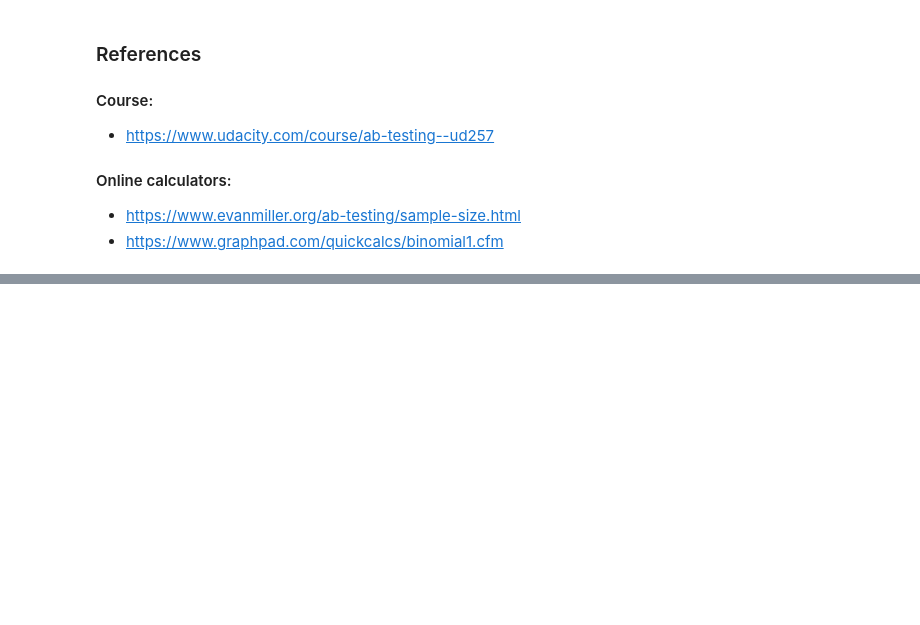
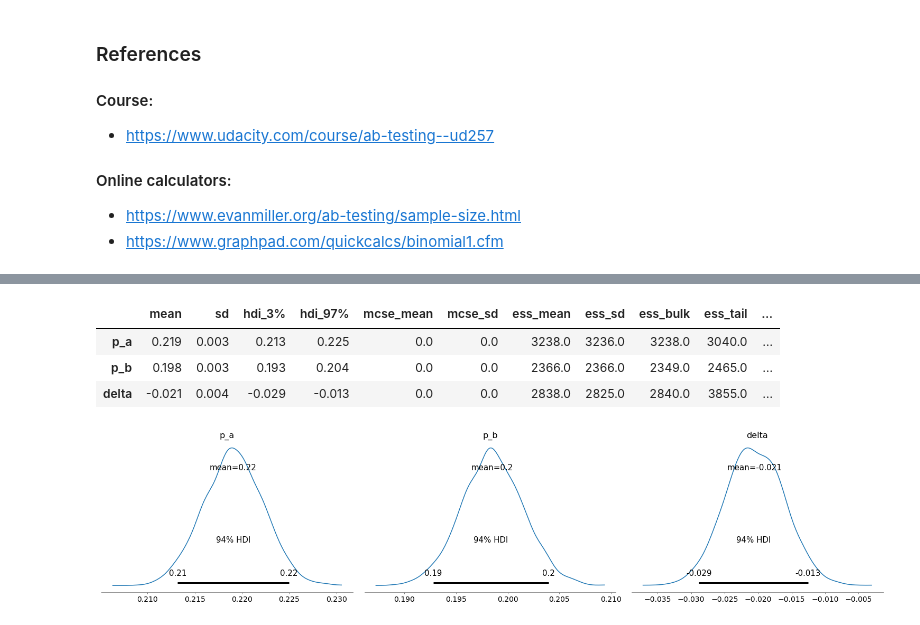
Before and after one commit to leandrocgbh/ab-testing-analysis, a Jupyter notebook: notebooks/AB Testing - Final Project.ipynb, the cells around one changed output, grey strips where cells are left out. Drawn from its saved outputs; the diff is of its cells as text; code cells hidden in the pictures; blank space fills up the shorter version.

```diff
--- a/notebooks/AB Testing - Final Project.ipynb
+++ b/notebooks/AB Testing - Final Project.ipynb
@@ -1006,0 +1081,12 @@ Therefore with **actions plans** defined, the experiments and metrics will depen
+# %%
+az.summary(burned_trace)
+# %% [output]
+|  | mean | sd | hdi_3% | hdi_97% | mcse_mean | mcse_sd | ess_mean | ess_sd | ess_bulk | ess_tail | ... |
+| p_a | 0.219 | 0.003 | 0.213 | 0.225 | 0.0 | 0.0 | 3238.0 | 3236.0 | 3238.0 | 3040.0 | ... |
+| p_b | 0.198 | 0.003 | 0.193 | 0.204 | 0.0 | 0.0 | 2366.0 | 2366.0 | 2349.0 | 2465.0 | ... |
+| delta | -0.021 | 0.004 | -0.029 | -0.013 | 0.0 | 0.0 | 2838.0 | 2825.0 | 2840.0 | 3855.0 | ... |
+# %%
+az.plot_posterior(burned_trace)
+plt.show()
+# %% [output]
+[figure, added]
```
Also changed, not shown: parts of 26 cells of this notebook.
